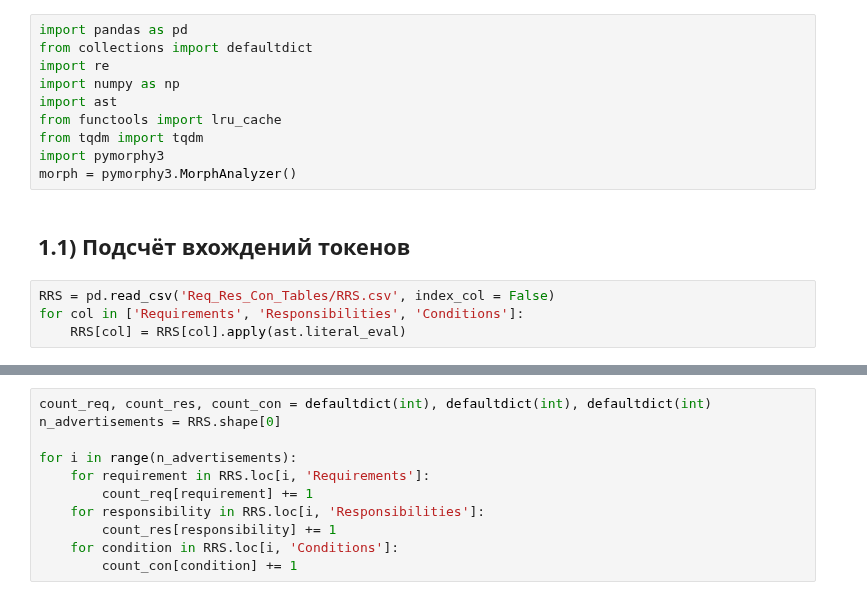
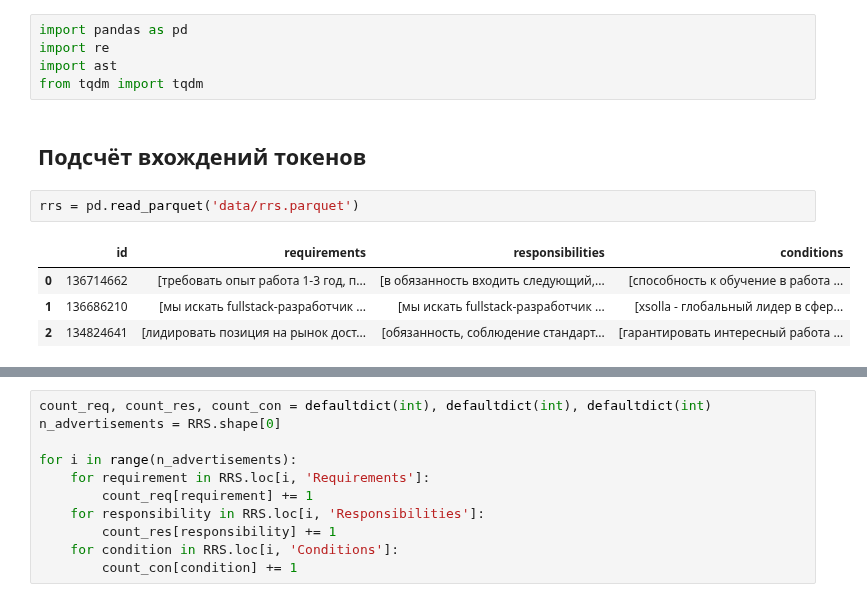
Before and after one commit to Danila-Nikishov/Tri-Clusters-in-the-Analysis-of-Job-Opening-Adverts, a Jupyter notebook: token_processing/tokens_processing.ipynb, the cells around one changed output, grey strips where cells are left out. Drawn from its saved outputs; the diff is of its cells as text.

```diff
--- a/texts_processing/4_tokens_processing.ipynb
+++ b/token_processing/tokens_processing.ipynb
@@ -1,16 +1,14 @@
 # %%
 import pandas as pd
-from collections import defaultdict
 import re
-import numpy as np
 import ast
-from functools import lru_cache
 from tqdm import tqdm
-import pymorphy3
-morph = pymorphy3.MorphAnalyzer()
 # %% [markdown]
-## 1.1) Подсчёт вхождений токенов
+## Подсчёт вхождений токенов
 # %%
-RRS = pd.read_csv('Req_Res_Con_Tables/RRS.csv', index_col = False)
-for col in ['Requirements', 'Responsibilities', 'Conditions']:
-    RRS[col] = RRS[col].apply(ast.literal_eval)
+rrs = pd.read_parquet('data/rrs.parquet')
+# %% [output]
+|  | id | requirements | responsibilities | conditions |
+| 0 | 136714662 | [требовать опыт работа 1-3 год, п... | [в обязанность входить следующий,... | [способность к обучение в работа ... |
+| 1 | 136686210 | [мы искать fullstack-разработчик ... | [мы искать fullstack-разработчик ... | [xsolla - глобальный лидер в сфер... |
+| 2 | 134824641 | [лидировать позиция на рынок дост... | [обязанность, соблюдение стандарт... | [гарантировать интересный работа ... |
```
Also changed, not shown: parts of 4 cells of this notebook, 6 other files.
